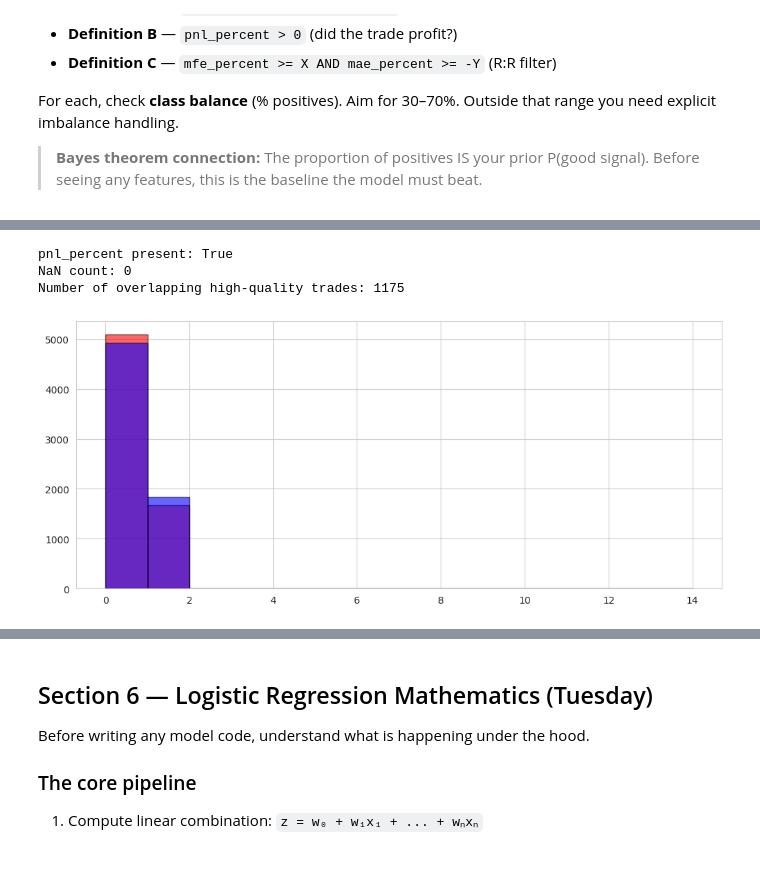
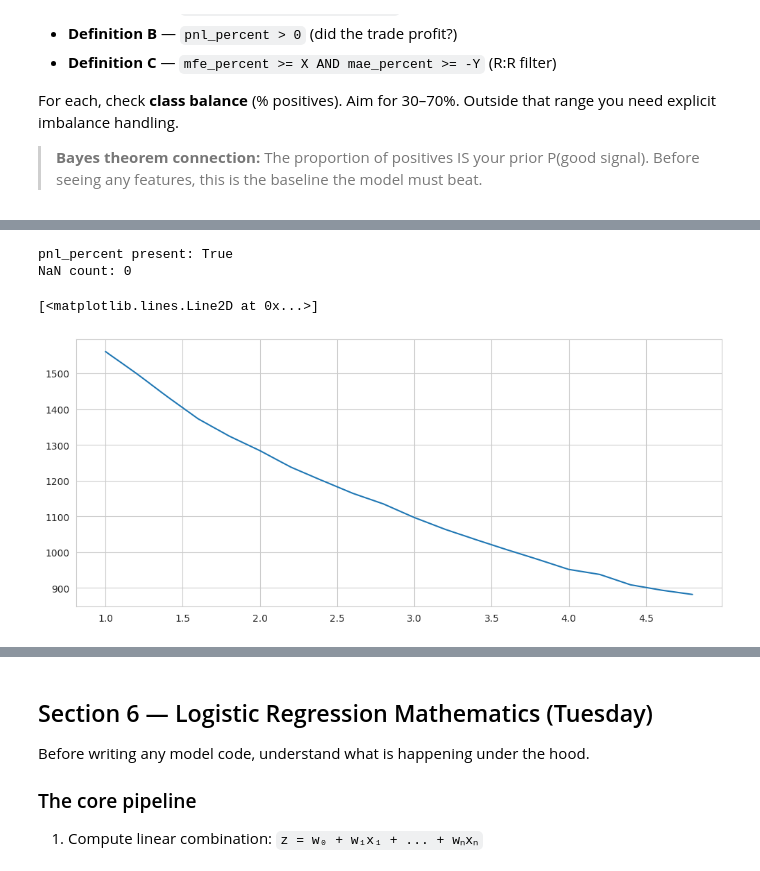
Before and after one commit to Jeshurun-B/EMA-optimizer-pipeline-v2, a Jupyter notebook: coolab_notebooks/week2_logistic_regression v2.ipynb, the cells around one changed output, grey strips where cells are left out. Cells and saved outputs as stored; diff of their text form; code cells hidden in the pictures.

```diff
--- a/coolab_notebooks/week2_logistic_regression v2.ipynb
+++ b/coolab_notebooks/week2_logistic_regression v2.ipynb
@@ -406,7 +410,7 @@ For each, check **class balance** (% positives). Aim for 30–70%. Outside that
 # ============================================================
 # TODO: Choose a starting threshold. Try 3.0, 5.0, 7.0 and compare class balance.
 
-THRESHOLD_A = 5.5  # TODO: set this, e.g. 5.0
+THRESHOLD_A = 5.3  # TODO: set this, e.g. 5.0
 
 df['classification_target_1'] = ((df['T3_Assumption_Penalty'] > THRESHOLD_A) & (df['mfe_percent'] > 0.5)).astype(int)
 
@@ -420,7 +424,9 @@ display(df.groupby('signal_x')['classification_target_1'].value_counts(normalize
 print(f'Definition A: target_special >= {THRESHOLD_A}')
 
 display(df['classification_target_1'].value_counts(normalize = False))
-plt.hist
+
+
+display(df['mfe_percent'].describe(percentiles = [0.2,0.3,0.9,0.96, 0.97, 0.98, 0.99]))
 # %% [output]
 |  |  | proportion |
 | signal_x | classification_target_1 |  |
@@ -439,2 +458,0 @@ dtype: int64
-# %%
-df = df.drop(['classification_target_2'], axis = 1)
@@ -451,45 +676,65 @@ print(f'NaN count: {df["pnl_percent"].isna().sum() if "pnl_percent" in df.column
 # 1. Calculate metrics cleanly
 Mae = df['mae_percent'].abs()
 Mfe = df['mfe_percent'].abs()
-df['target_b'] =((Mfe / (Mfe + Mae)) * Mfe)*2.5
 
+
+# Calculate net difference
+net_excursion = Mfe - Mae
+target = (Mfe / net_excursion) * Mfe
+
+# If the difference is microscopically close to 0, hard-code the score to 0
+# Otherwise, run the calculation safely
+df['target_b']  = np.where(
+    net_excursion.abs() < 1e-4,
+    0.1 * Mfe,
+    target * Mfe
+)
+df['target_b'].describe()
+over_lap = []
+
+for threshold_target in np.arange( 1, 5 , 0.2):
+    df['classification_target_2'] = (df['target_b'] > threshold_target).astype(int)
+    matching_rows = len(df[(df['classification_target_2'] == 1) & (df['classification_target_1'] == 1)])
+    # print(f"Number of overlapping high-quality trades: {matching_rows}")
+    over_lap.append(matching_rows)
+
+plt.plot(np.arange(1, 5 ,0.2), over_lap)
 # # # 2. Complete target_B assignment
 # # df['target_B'] = (df['pnl_percent'] > 0).astype(int)
 
 # # # 3. Print the Class Balance Breakdown for target_B
 # # print('Definition B: pnl_percent > 0')
 # # balance = df['target_B'].value_counts(normalize=True) * 100
 # # for val, pct in balance.items():
 # #     print(f"   Target {val} (Win/Loss): {pct:.2f}%")
 # # print("-" * 40)
 
 # # 4. Corrected Plotting Code
 # plt.figure(figsize=(10, 6))
+# text_info = f'Count < 0.5: {count_below_05}\nCount > 0.5: {count_above_05}\n count_ratio : {count_ratio}\n max_count :{max_count}\n target_ratio :{target_ratio}'
+# box_properties = dict(boxstyle='round', facecolor='white', edgecolor='red', alpha=0.9)
 
-# # Dynamic binning based on your data's actual max score
+# plt.gca().text(0.65,0.65 , text_info, transform=plt.gca().transAxes,
+#                 fontsize=10, fontweight='bold', bbox=box_properties)
+# # # Dynamic binning based on your data's actual max score
 # max_score = df['target_b'].max()
 # bin_edges = np.arange(0, 15, 1) # Smaller bins for percentages
 
-plt.hist(df['classification_target_1'].dropna(), alpha=0.6, bins=bin_edges, edgecolor='black', color='r')
+# plt.hist(df['classification_target_1'].dropna(), alpha=0.6, bins=bin_edges, edgecolor='black', color='r')
 
-plt.hist(df['classification_target_2'].dropna(), alpha=0.6, bins=bin_edges, edgecolor='black', color='b')
+# plt.hist(df['classification_target_2'].dropna(), alpha=0.6, bins=bin_edges, edgecolor='black', color='b')
 
 # # # Dynamic Ticks based on data scale
 # # plt.xticks(np.arange(0, max(1.0, max_score), 0.05), rotation=45)
 # # plt.xlim(0, max(0.5, df['classification_target_2'].quantile(0.99))) # Zoom to 95th percentile
 
 # plt.title('Distribution of Custom Trade Quality Score')
 # plt.xlabel('Score')
 # plt.ylabel('Frequency')
 # plt.tight_layout()
 # plt.show()
-
-# Strip away the outer df[...] wrapper
-df['classification_target_2'] = (df['target_b'] > 2.5).astype(int)
-matching_rows = len(df[(df['classification_target_2'] == 1) & (df['classification_target_1'] == 1)])
-print(f"Number of overlapping high-quality trades: {matching_rows}")
 # %% [output]
 pnl_percent present: True
 NaN count: 0
-Number of overlapping high-quality trades: 1175
+[<matplotlib.lines.Line2D at 0x...>]
-[figure, old version]
+[figure, new version]
```
Also changed, not shown: parts of 19 cells of this notebook.
